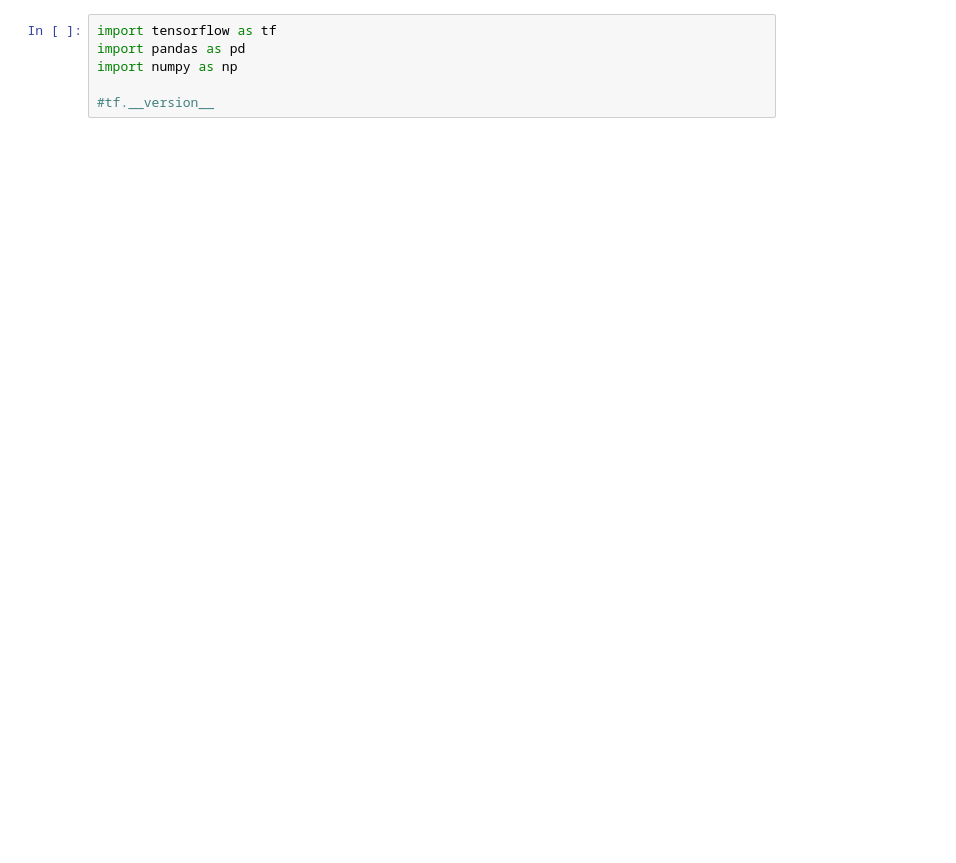
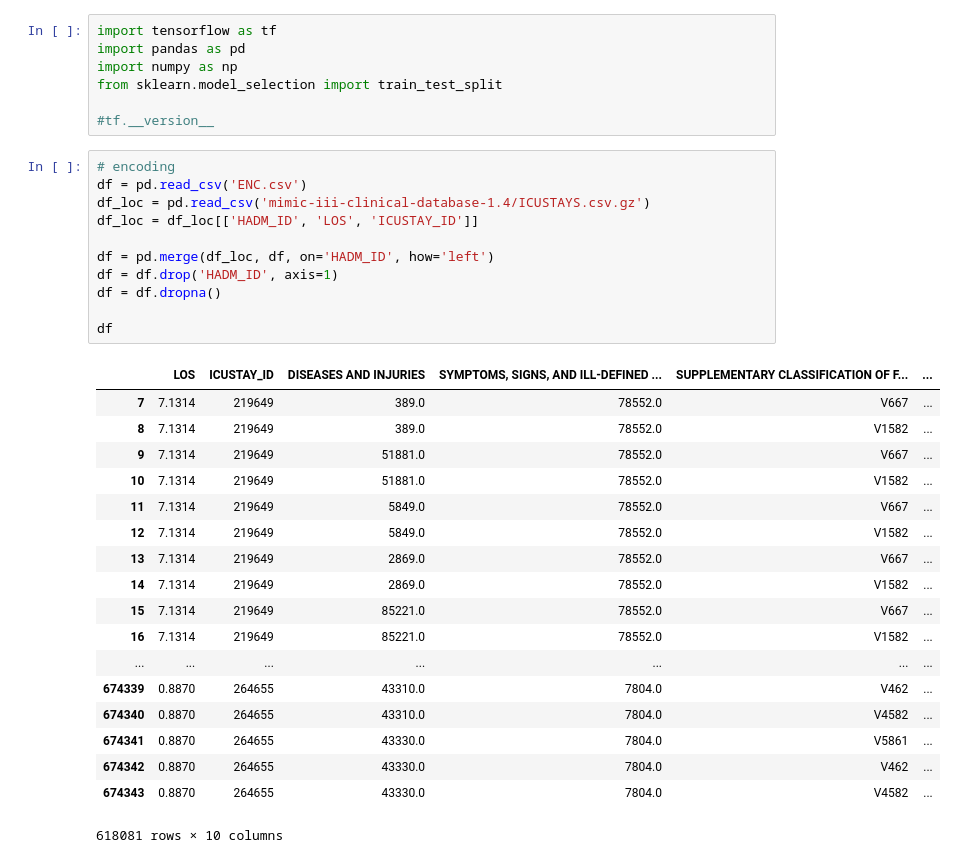
Before and after one commit to sohaibnoman/uio-research, a Jupyter notebook: Tensorflow_NN.ipynb, the cells around one changed output. Saved outputs shown, nothing was run; the diff lists cells and outputs as text; blank space fills up the shorter version.

```diff
--- a/Tensorflow_NN.ipynb
+++ b/Tensorflow_NN.ipynb
@@ -2,5 +2,36 @@
 import tensorflow as tf
 import pandas as pd
 import numpy as np
+from sklearn.model_selection import train_test_split
 
 #tf.__version__
+# %%
+# encoding
+df = pd.read_csv('ENC.csv')
+df_loc = pd.read_csv('mimic-iii-clinical-database-1.4/ICUSTAYS.csv.gz')
+df_loc = df_loc[['HADM_ID', 'LOS', 'ICUSTAY_ID']]
+
+df = pd.merge(df_loc, df, on='HADM_ID', how='left')
+df = df.drop('HADM_ID', axis=1)
+df = df.dropna()
+
+df
+# %% [output]
+|  | LOS | ICUSTAY_ID | DISEASES AND INJURIES | SYMPTOMS, SIGNS, AND ILL-DEFINED ... | SUPPLEMENTARY CLASSIFICATION OF F... | ... |
+| 7 | 7.1314 | 219649 | 389.0 | 78552.0 | V667 | ... |
+| 8 | 7.1314 | 219649 | 389.0 | 78552.0 | V1582 | ... |
+| 9 | 7.1314 | 219649 | 51881.0 | 78552.0 | V667 | ... |
+| 10 | 7.1314 | 219649 | 51881.0 | 78552.0 | V1582 | ... |
+| 11 | 7.1314 | 219649 | 5849.0 | 78552.0 | V667 | ... |
+| 12 | 7.1314 | 219649 | 5849.0 | 78552.0 | V1582 | ... |
+| 13 | 7.1314 | 219649 | 2869.0 | 78552.0 | V667 | ... |
+| 14 | 7.1314 | 219649 | 2869.0 | 78552.0 | V1582 | ... |
+| 15 | 7.1314 | 219649 | 85221.0 | 78552.0 | V667 | ... |
+| 16 | 7.1314 | 219649 | 85221.0 | 78552.0 | V1582 | ... |
+| ... | ... | ... | ... | ... | ... | ... |
+| 674339 | 0.8870 | 264655 | 43310.0 | 7804.0 | V462 | ... |
+| 674340 | 0.8870 | 264655 | 43310.0 | 7804.0 | V4582 | ... |
+| 674341 | 0.8870 | 264655 | 43330.0 | 7804.0 | V5861 | ... |
+| 674342 | 0.8870 | 264655 | 43330.0 | 7804.0 | V462 | ... |
+| 674343 | 0.8870 | 264655 | 43330.0 | 7804.0 | V4582 | ... |
+618081 rows × 10 columns
```
Also changed, not shown: parts of 9 cells of this notebook, 15 other files.
